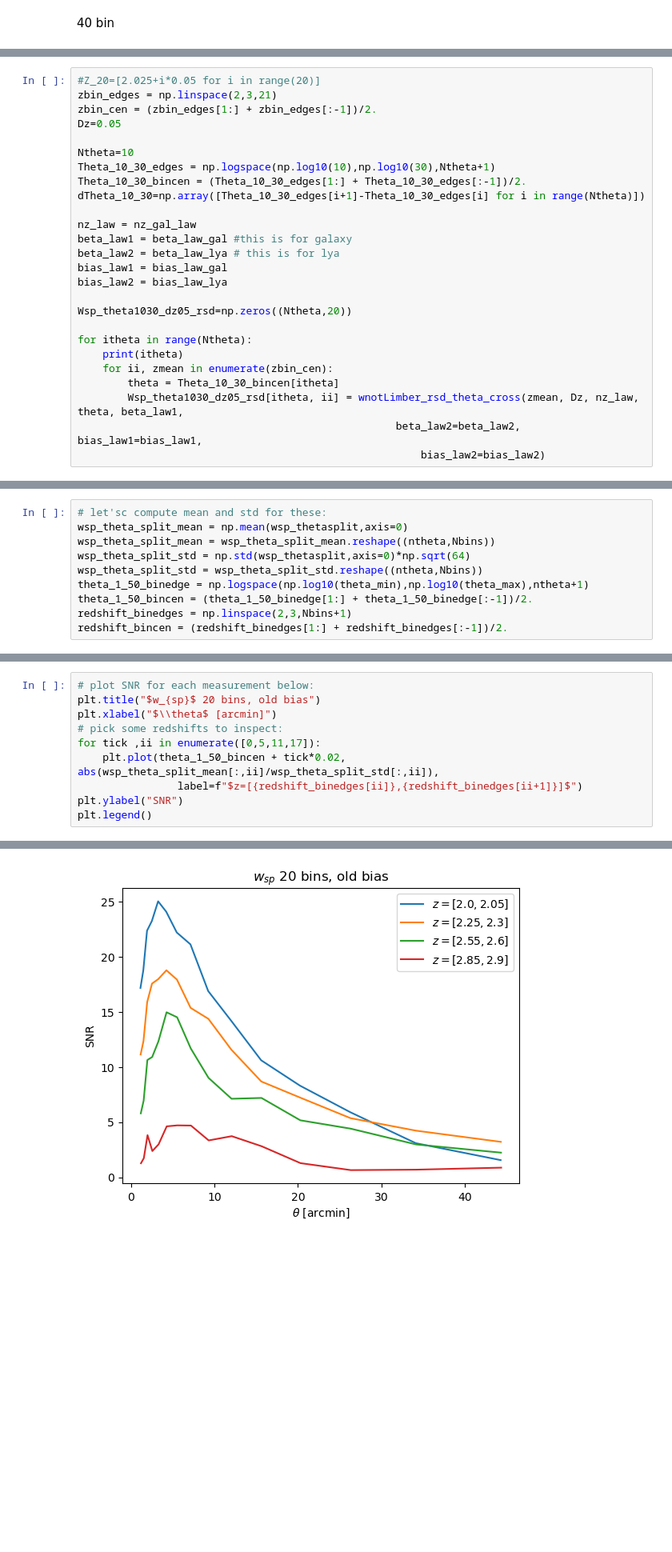
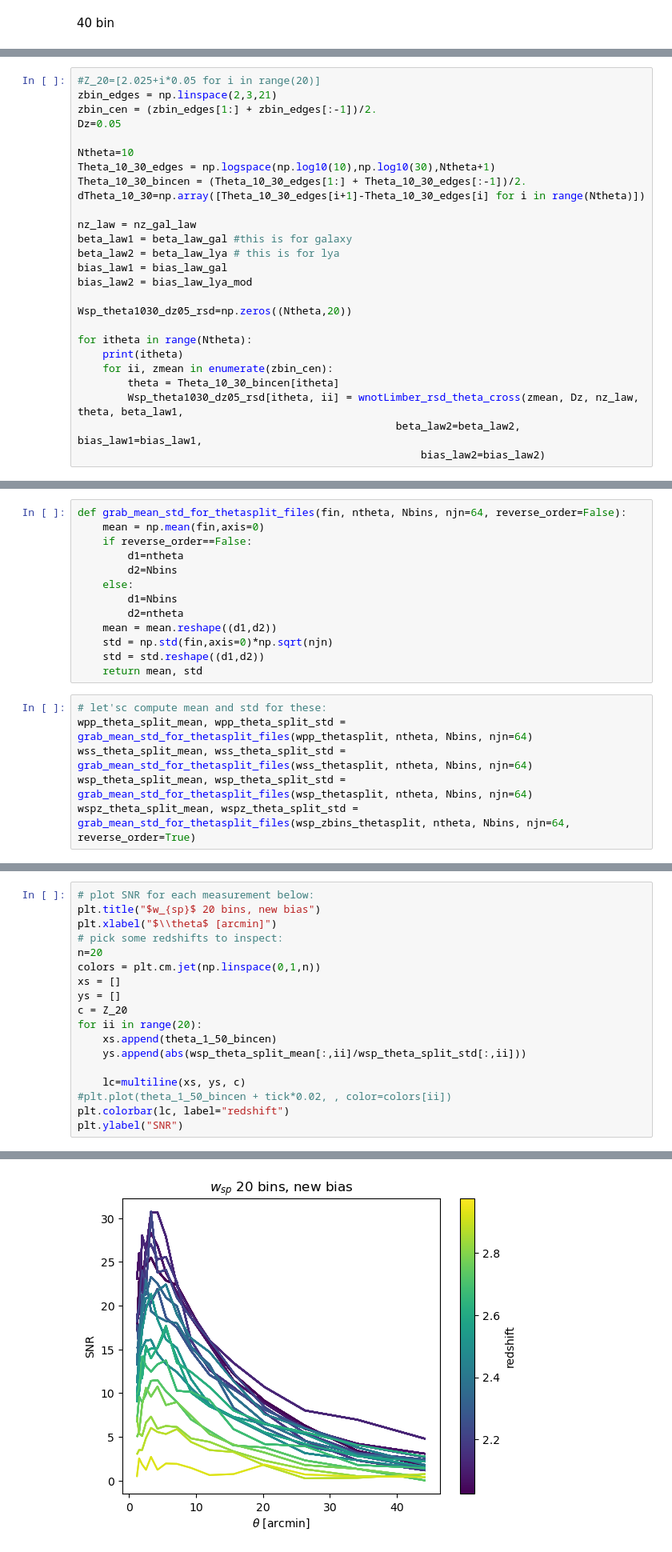
Before and after one commit to hangqianjun/lya_forest_clustering_z, a Jupyter notebook: notebooks/theory_double_integ.ipynb, the cells around one changed output, grey strips where cells are left out. Shown at 80% size. Saved outputs shown, nothing was run; the diff lists cells and outputs as text; blank space fills up the shorter version.

```diff
--- a/notebooks/theory_double_integ.ipynb
+++ b/notebooks/theory_double_integ.ipynb
@@ -2126,7 +2172,7 @@ nz_law = nz_gal_law
 beta_law1 = beta_law_gal #this is for galaxy
 beta_law2 = beta_law_lya # this is for lya
 bias_law1 = bias_law_gal
-bias_law2 = bias_law_lya
+bias_law2 = bias_law_lya_mod
 
 Wsp_theta1030_dz05_rsd=np.zeros((Ntheta,20))
 
@@ -2261,10 +2289,19 @@ array([[-9.54842340e-04, -1.06598125e-03, -1.04048423e-03, ...,
+# %%
+def grab_mean_std_for_thetasplit_files(fin, ntheta, Nbins, njn=64, reverse_order=False):
+    mean = np.mean(fin,axis=0)
+    if reverse_order==False:
+        d1=ntheta
+        d2=Nbins
+    else:
+        d1=Nbins
+        d2=ntheta
+    mean = mean.reshape((d1,d2))
+    std = np.std(fin,axis=0)*np.sqrt(njn)
+    std = std.reshape((d1,d2))
+    return mean, std
 # %%
 # let'sc compute mean and std for these:
-wsp_theta_split_mean = np.mean(wsp_thetasplit,axis=0)
-wsp_theta_split_mean = wsp_theta_split_mean.reshape((ntheta,Nbins))
-wsp_theta_split_std = np.std(wsp_thetasplit,axis=0)*np.sqrt(64)
-wsp_theta_split_std = wsp_theta_split_std.reshape((ntheta,Nbins))
-theta_1_50_binedge = np.logspace(np.log10(theta_min),np.log10(theta_max),ntheta+1)
-theta_1_50_bincen = (theta_1_50_binedge[1:] + theta_1_50_binedge[:-1])/2.
-redshift_binedges = np.linspace(2,3,Nbins+1)
-redshift_bincen = (redshift_binedges[1:] + redshift_binedges[:-1])/2.
+wpp_theta_split_mean, wpp_theta_split_std = grab_mean_std_for_thetasplit_files(wpp_thetasplit, ntheta, Nbins, njn=64)
+wss_theta_split_mean, wss_theta_split_std = grab_mean_std_for_thetasplit_files(wss_thetasplit, ntheta, Nbins, njn=64)
+wsp_theta_split_mean, wsp_theta_split_std = grab_mean_std_for_thetasplit_files(wsp_thetasplit, ntheta, Nbins, njn=64)
+wspz_theta_split_mean, wspz_theta_split_std = grab_mean_std_for_thetasplit_files(wsp_zbins_thetasplit, ntheta, Nbins, njn=64, reverse_order=True)
@@ -2271,11 +2347,19 @@ redshift_bincen = (redshift_binedges[1:] + redshift_binedges[:-1])/2.
 # %%
 # plot SNR for each measurement below:
-plt.title("$w_{sp}$ 20 bins, old bias")
+plt.title("$w_{sp}$ 20 bins, new bias")
 plt.xlabel("$\\theta$ [arcmin]")
 # pick some redshifts to inspect:
-for tick ,ii in enumerate([0,5,11,17]):
-    plt.plot(theta_1_50_bincen + tick*0.02, abs(wsp_theta_split_mean[:,ii]/wsp_theta_split_std[:,ii]),
-                label=f"$z=[{redshift_binedges[ii]},{redshift_binedges[ii+1]}]$")
+n=20
+colors = plt.cm.jet(np.linspace(0,1,n))
+xs = []
+ys = []
+c = Z_20
+for ii in range(20):
+    xs.append(theta_1_50_bincen)
+    ys.append(abs(wsp_theta_split_mean[:,ii]/wsp_theta_split_std[:,ii]))
+
+    lc=multiline(xs, ys, c)
+#plt.plot(theta_1_50_bincen + tick*0.02, , color=colors[ii])
+plt.colorbar(lc, label="redshift")
 plt.ylabel("SNR")
-plt.legend()
 # %% [output]
@@ -2283 +2367 @@ plt.legend()
-[figure, old version]
+[figure, new version]
```
Also changed, not shown: parts of 104 cells of this notebook, 29 other files.
